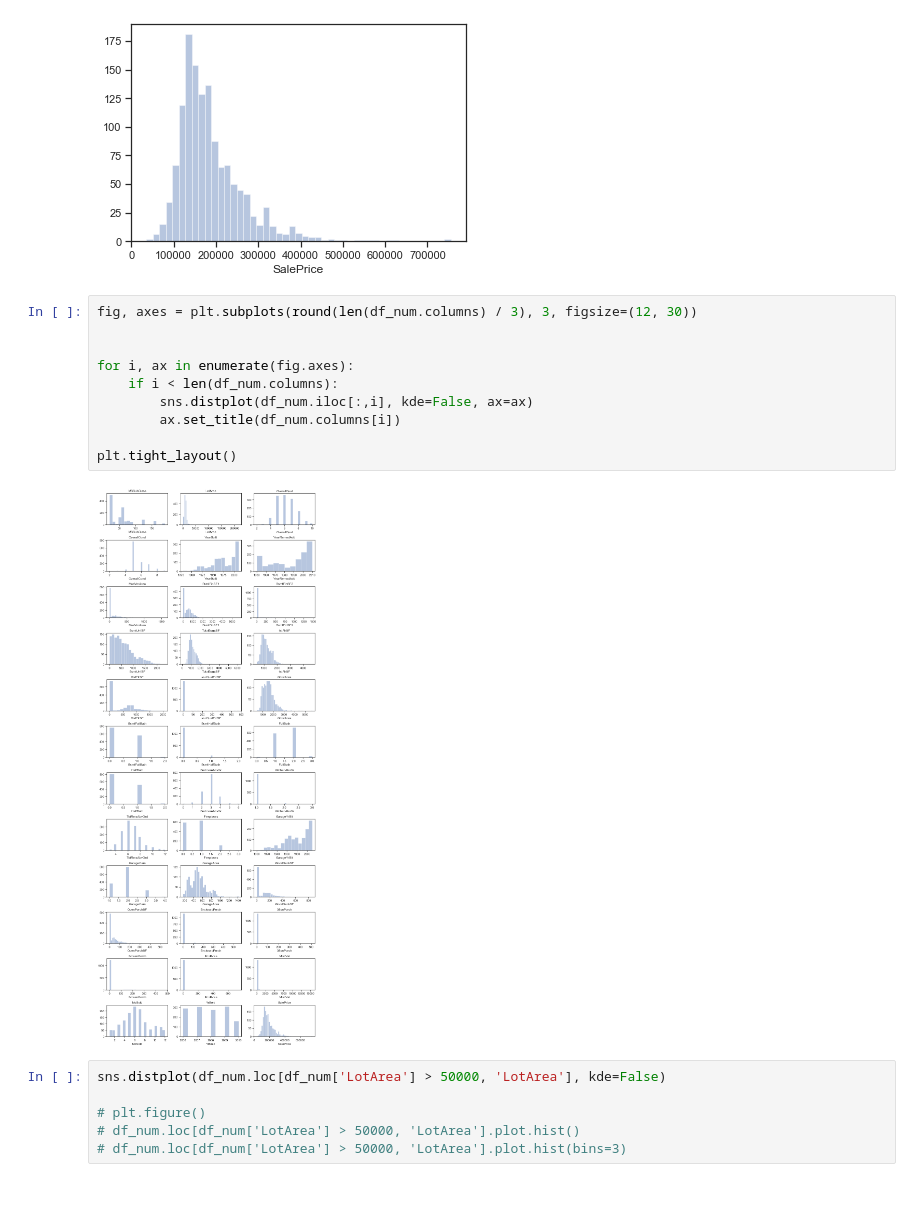
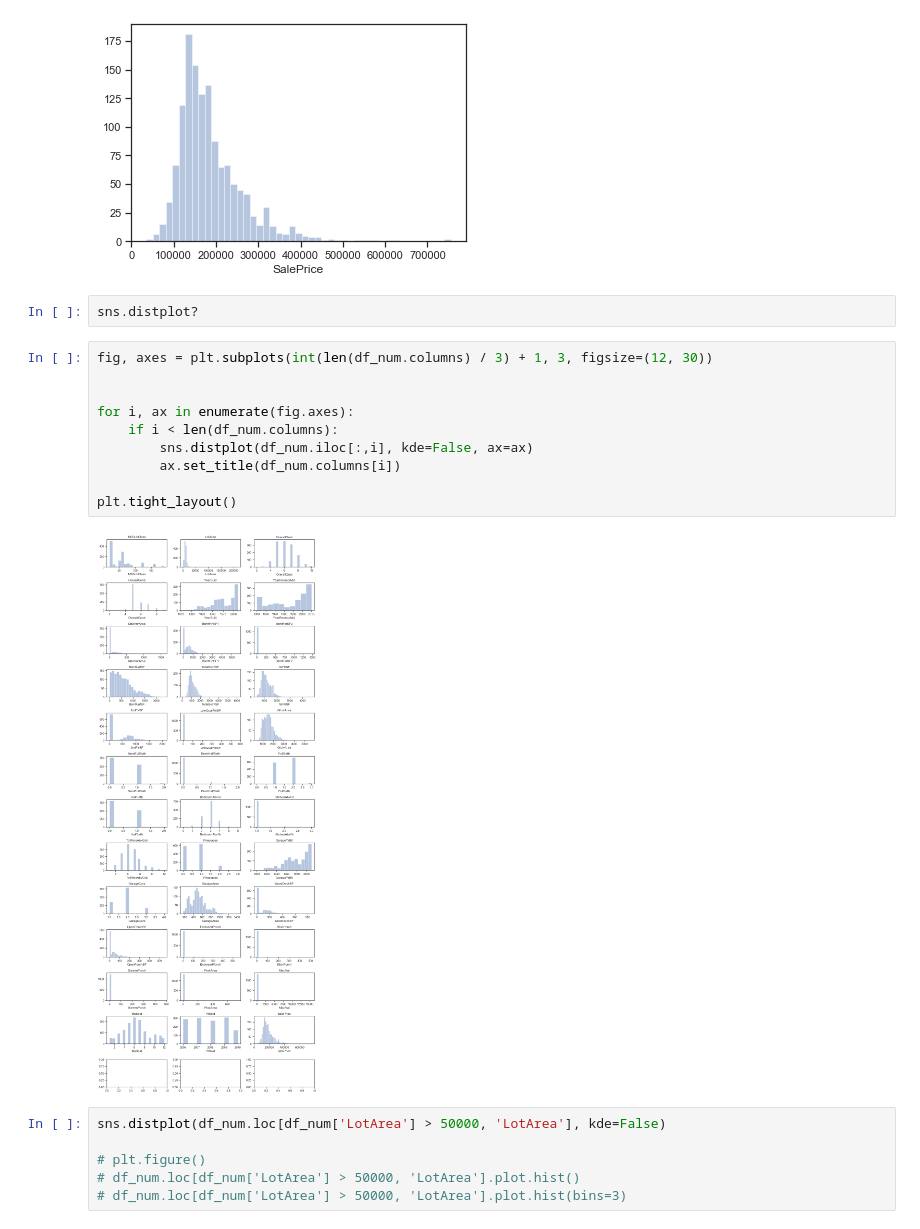
Before and after one commit to nkaenzig/ml-workshop, a Jupyter notebook: Modulo-2/house-prices-demo.ipynb, the cells around one changed output. Cells and saved outputs as stored; diff of their text form; blank space fills up the shorter version.

```diff
--- a/Modulo-2/house-prices-demo.ipynb
+++ b/Modulo-2/house-prices-demo.ipynb
@@ -133,18 +148,20 @@ sns.distplot(df_num['SalePrice'], kde=False, ax=ax)
 # %% [output]
 <matplotlib.axes._subplots.AxesSubplot at 0x...>
 [figure]
+# %%
+sns.distplot?
 # %%
-fig, axes = plt.subplots(round(len(df_num.columns) / 3), 3, figsize=(12, 30))
+fig, axes = plt.subplots(int(len(df_num.columns) / 3) + 1, 3, figsize=(12, 30))
 
 
 for i, ax in enumerate(fig.axes):
     if i < len(df_num.columns):
         sns.distplot(df_num.iloc[:,i], kde=False, ax=ax)
         ax.set_title(df_num.columns[i])
 
 plt.tight_layout()
 # %% [output]
-[figure, old version]
+[figure, new version]
 # %%
 sns.distplot(df_num.loc[df_num['LotArea'] > 50000, 'LotArea'], kde=False)
 
```
Also changed, not shown: parts of 6 cells of this notebook, 5 other files.
